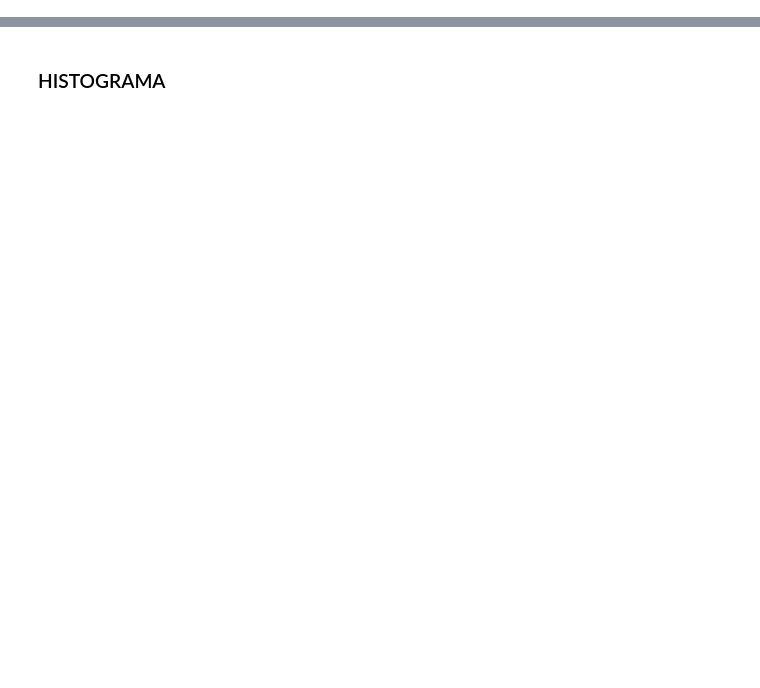
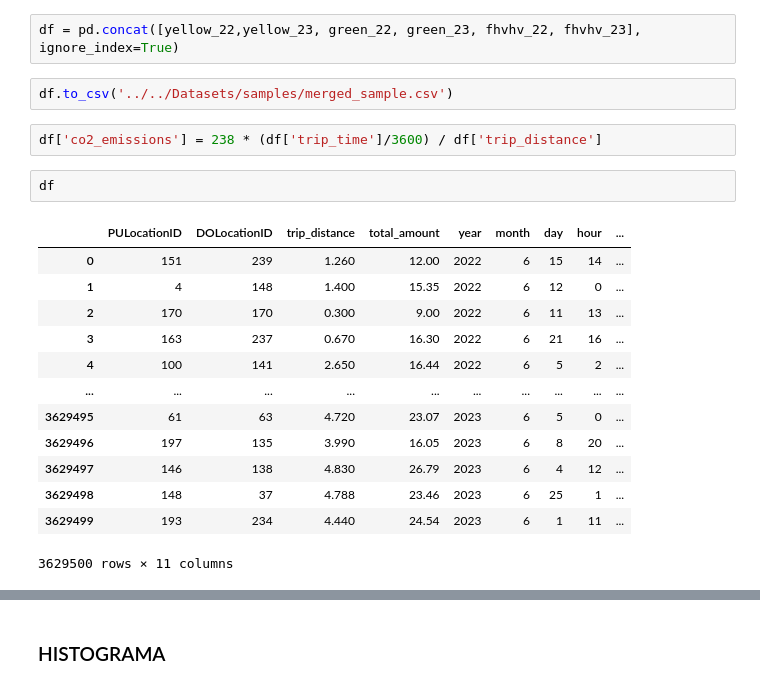
Before and after one commit to ManuMartinezM/Proyecto_Final_Grupo_5, a Jupyter notebook: ML/ML.ipynb, the cells around one changed output, grey strips where cells are left out. Drawn from its saved outputs; the diff is of its cells as text; blank space fills up the shorter version.

```diff
--- a/ML/ML.ipynb
+++ b/ML/ML.ipynb
@@ -50,3 +10,25 @@ df.head()
+# %%
+df = pd.concat([yellow_22,yellow_23, green_22, green_23, fhvhv_22, fhvhv_23], ignore_index=True)
+# %%
+df.to_csv('../../Datasets/samples/merged_sample.csv')
+# %%
+df['co2_emissions'] = 238 * (df['trip_time']/3600) / df['trip_distance']
+# %%
+df
+# %% [output]
+|  | PULocationID | DOLocationID | trip_distance | total_amount | year | month | day | hour | ... |
+| 0 | 151 | 239 | 1.260 | 12.00 | 2022 | 6 | 15 | 14 | ... |
+| 1 | 4 | 148 | 1.400 | 15.35 | 2022 | 6 | 12 | 0 | ... |
+| 2 | 170 | 170 | 0.300 | 9.00 | 2022 | 6 | 11 | 13 | ... |
+| 3 | 163 | 237 | 0.670 | 16.30 | 2022 | 6 | 21 | 16 | ... |
+| 4 | 100 | 141 | 2.650 | 16.44 | 2022 | 6 | 5 | 2 | ... |
+| ... | ... | ... | ... | ... | ... | ... | ... | ... | ... |
+| 3629495 | 61 | 63 | 4.720 | 23.07 | 2023 | 6 | 5 | 0 | ... |
+| 3629496 | 197 | 135 | 3.990 | 16.05 | 2023 | 6 | 8 | 20 | ... |
+| 3629497 | 146 | 138 | 4.830 | 26.79 | 2023 | 6 | 4 | 12 | ... |
+| 3629498 | 148 | 37 | 4.788 | 23.46 | 2023 | 6 | 25 | 1 | ... |
+| 3629499 | 193 | 234 | 4.440 | 24.54 | 2023 | 6 | 1 | 11 | ... |
+3629500 rows × 11 columns
 # %%
 df.describe()
 # %% [output]
```
Also changed, not shown: parts of 30 cells of this notebook, 6 other files.
